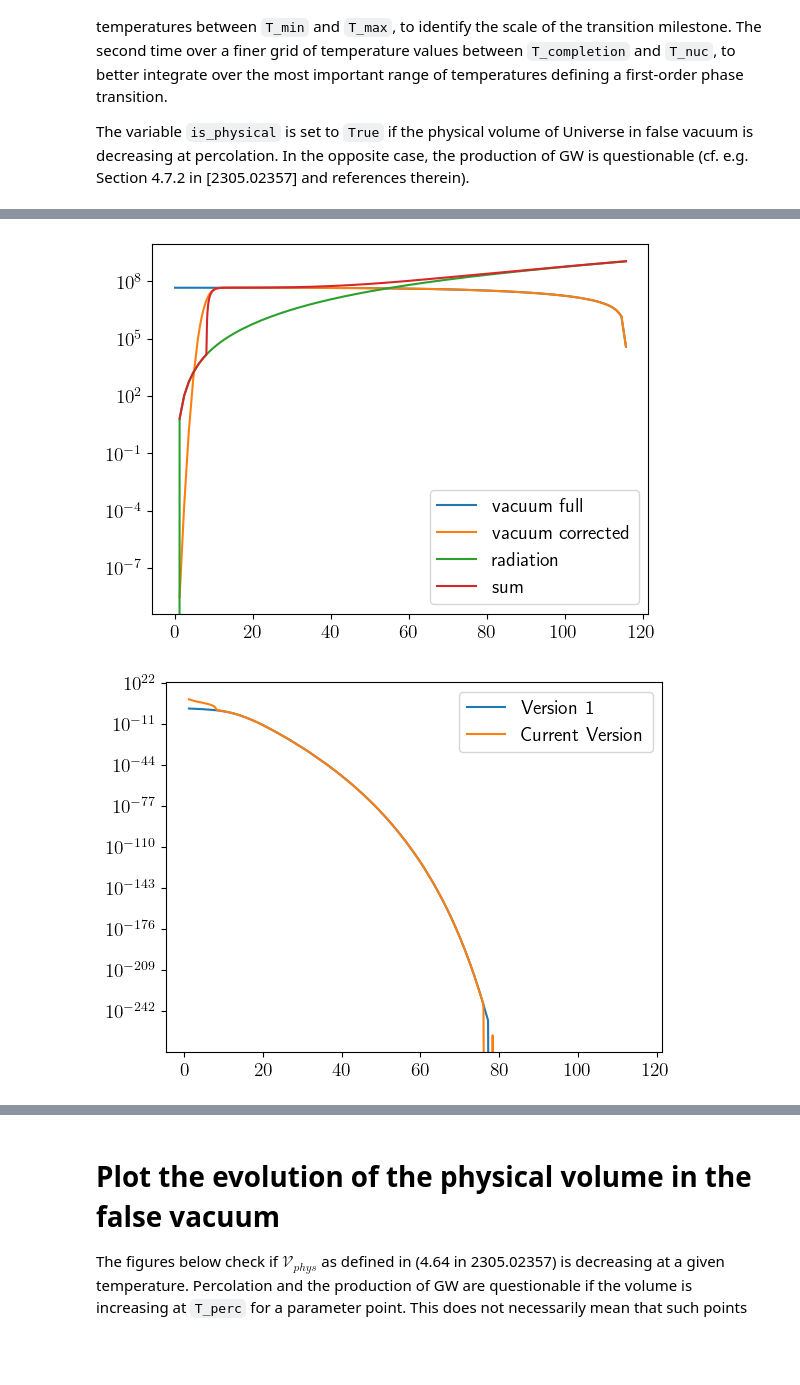
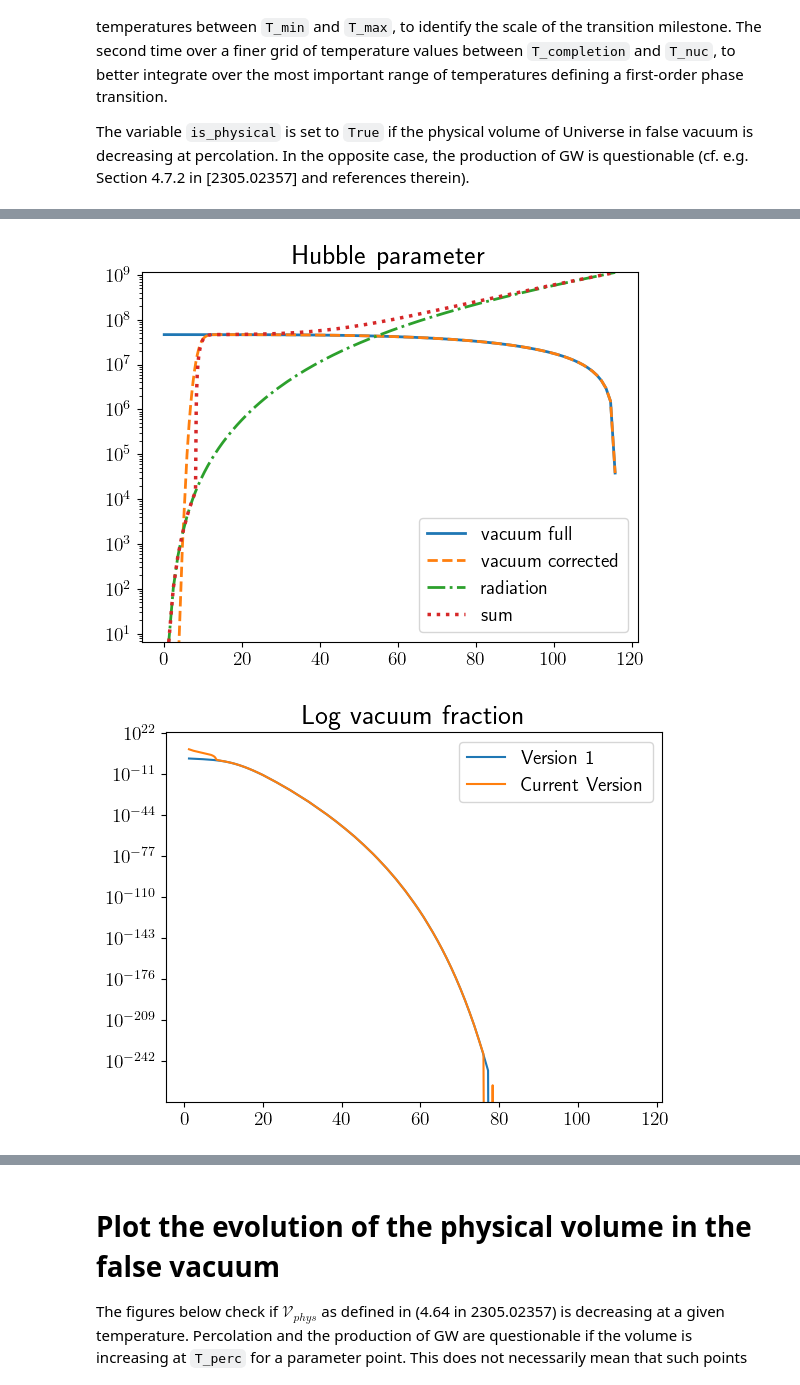
Before and after one commit to michelelucente/ELENA, a Jupyter notebook: examples/phase_transition.ipynb, the cells around one changed output, grey strips where cells are left out. Cells and saved outputs as stored; diff of their text form; code cells hidden in the pictures; blank space fills up the shorter version.

Commit message:
Included vacuum volume evolution in Hubble parameter

```diff
--- a/examples/phase_transition.ipynb
+++ b/examples/phase_transition.ipynb
@@ -383 +393,12 @@ T_completion = 6.403613e+00 MeV
+# %%
+# Old compute_logP_f
+
+import importlib
+
+import temperatures
+importlib.reload(temperatures)
+
+from temperatures import compute_logP_f
+
+logP_f_v1, Temps_v1, ratio_V_v1, Gamma_v1, H_v1 = compute_logP_f(dp, V_min_value, S3overT, v_w = 1, units = units, cum_method= 'None')
 # %%
@@ -414,47 +415,56 @@ array([           nan, 6.05077172e-22, 2.43224429e-21, 5.47752606e-21,
 # %%
+sum_energy = ev * np.exp(logP_f) + er
 plt.plot(Temps, ev, label='vacuum full', linestyle='-', linewidth=2)
 plt.plot(Temps, ev * np.exp(logP_f_v1), label='vacuum corrected', linestyle='--', linewidth=2)
 plt.plot(Temps, er, label='radiation', linestyle='-.', linewidth=2)
-plt.plot(Temps, ev * np.exp(logP_f) + er, label = "sum", linestyle=':', linewidth=2.5)
+plt.plot(Temps, sum_energy, label = "sum", linestyle=':', linewidth=2.5)
+plt.ylim(np.nanmin(sum_energy), np.nanmax(sum_energy))
 plt.yscale('log')
 plt.legend()
+plt.title("Hubble parameter")
 plt.show()
 
 plt.plot(Temps_v1, -logP_f_v1, label='Version 1')
 plt.plot(Temps, -logP_f, label='Current Version')
 plt.yscale('log')
 plt.legend()
+plt.title("Log vacuum fraction")
 plt.show()
 
 plt.plot(Temps_v1, np.exp(logP_f_v1), label='Version 1')
 plt.plot(Temps, np.exp(logP_f), label='Current Version')
 #plt.yscale('log')
 plt.legend()
+plt.title("Vacuum fraction")
 plt.show()
 
 plt.plot(Temps_v1, Temps_v1, label='Version 1')
 plt.plot(Temps, Temps, label='Current Version')
 plt.yscale('log')
 plt.legend()
+plt.title("Temperatures")
 plt.show()
 
 plt.plot(Temps_v1, ratio_V_v1, label='Version 1')
 plt.plot(Temps, ratio_V, label='Current Version')
 plt.yscale('log')
 plt.legend()
+plt.title("Ratio V_TT / V_T")
 plt.show()
 
 plt.plot(Temps_v1, Gamma_v1, label='Version 1')
 plt.plot(Temps, Gamma, label='Current Version')
 plt.yscale('log')
 plt.legend()
+plt.title("Decay rate")
 plt.show()
 
 plt.plot(Temps_v1, H_v1, label='Version 1')
 plt.plot(Temps, H, label='Current Version')
 plt.yscale('log')
 plt.legend()
+plt.title("Hubble parameter")
 plt.show()
 # %% [output]
-[figure, old version]
+[figure, new version]
-[figure, old version]
+[figure, new version]
```
Also changed, not shown: parts of 8 cells of this notebook, 1 other file.
